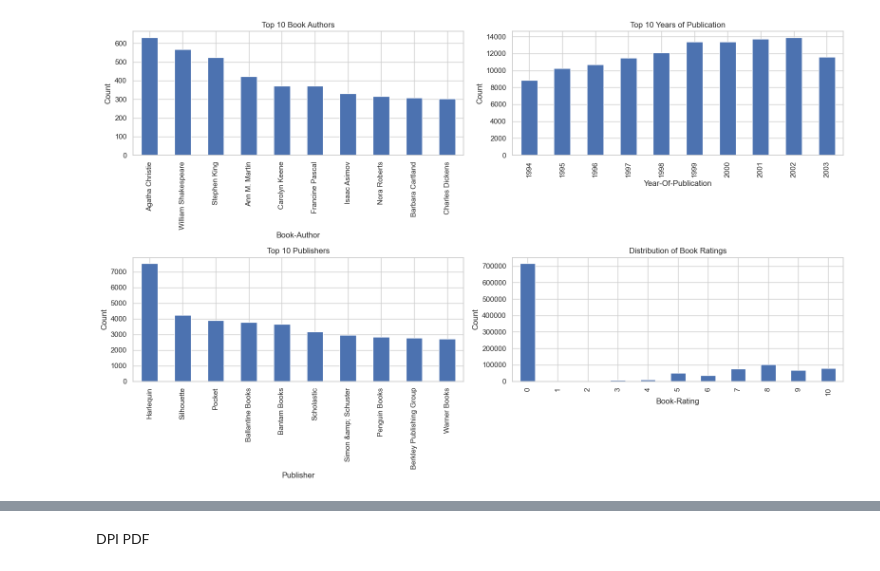
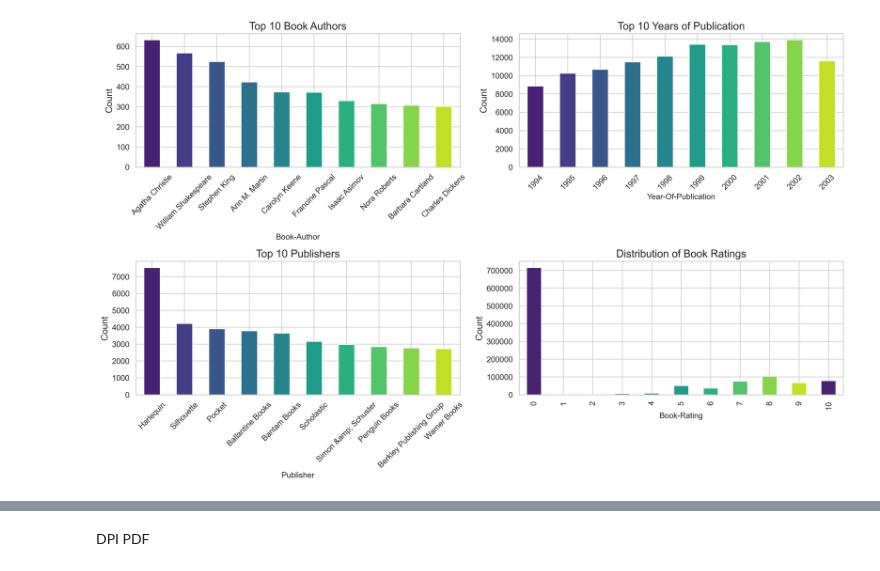
Before and after one commit to ziraddingulumjanly/Book-Recommender-App-Via-Python, a Jupyter notebook: recommendation.ipynb, the cells around one changed output, grey strips where cells are left out. Drawn from its saved outputs; the diff is of its cells as text; code cells hidden in the pictures.

```diff
--- a/recommendation.ipynb
+++ b/recommendation.ipynb
@@ -27,31 +47,65 @@ print(df_rating.head())
 # %%
-# Create subplots to show value counts of key columns in the books and ratings datasets
-fig, axes = plt.subplots(2, 2, figsize=(16, 10))
+import matplotlib.pyplot as plt
+import seaborn as sns
 
-# Bar plot for Book-Author frequency (top 10)
-books_df_cleaned['Book-Author'].value_counts().head(10).plot(kind='bar', ax=axes[0, 0])
-axes[0, 0].set_title('Top 10 Book Authors')
-axes[0, 0].set_ylabel('Count')
+# Set style
+sns.set(style="whitegrid")
 
-# Bar plot for Year-Of-Publication frequency (top 10)
-books_df_cleaned['Year-Of-Publication'].value_counts().head(10).sort_index().plot(kind='bar', ax=axes[0, 1])
-axes[0, 1].set_title('Top 10 Years of Publication')
-axes[0, 1].set_ylabel('Count')
+# Create subplots
+fig, axes = plt.subplots(2, 2, figsize=(16, 10), dpi=300)
 
-# Bar plot for Publisher frequency (top 10)
-books_df_cleaned['Publisher'].value_counts().head(10).plot(kind='bar', ax=axes[1, 0])
-axes[1, 0].set_title('Top 10 Publishers')
-axes[1, 0].set_ylabel('Count')
+# Define font sizes
+title_font = 16
+label_font = 14
+tick_font = 12
 
-# Bar plot for Book-Rating frequency
-df_rating['Book-Rating'].value_counts().sort_index().plot(kind='bar', ax=axes[1, 1])
-axes[1, 1].set_title('Distribution of Book Ratings')
-axes[1, 1].set_ylabel('Count')
+# Top 10 Book Authors
+books_df_cleaned['Book-Author'].value_counts().head(10).plot(
+    kind='bar', ax=axes[0, 0], color=sns.color_palette("viridis", 10)
+)
+axes[0, 0].set_title('Top 10 Book Authors', fontsize=title_font)
+axes[0, 0].set_ylabel('Count', fontsize=label_font)
+axes[0, 0].tick_params(axis='x', labelrotation=45, labelsize=tick_font)
+axes[0, 0].tick_params(axis='y', labelsize=tick_font)
 
+# Top 10 Years of Publication
+books_df_cleaned['Year-Of-Publication'].value_counts().head(10).sort_index().plot(
+    kind='bar', ax=axes[0, 1], color=sns.color_palette("viridis", 10)
+)
+axes[0, 1].set_title('Top 10 Years of Publication', fontsize=title_font)
+axes[0, 1].set_ylabel('Count', fontsize=label_font)
+axes[0, 1].tick_params(axis='x', labelrotation=45, labelsize=tick_font)
+axes[0, 1].tick_params(axis='y', labelsize=tick_font)
+
+# Top 10 Publishers
+books_df_cleaned['Publisher'].value_counts().head(10).plot(
+    kind='bar', ax=axes[1, 0], color=sns.color_palette("viridis", 10)
+)
+axes[1, 0].set_title('Top 10 Publishers', fontsize=title_font)
+axes[1, 0].set_ylabel('Count', fontsize=label_font)
+axes[1, 0].tick_params(axis='x', labelrotation=45, labelsize=tick_font)
+axes[1, 0].tick_params(axis='y', labelsize=tick_font)
+
+# Book Rating Distribution
+df_rating['Book-Rating'].value_counts().sort_index().plot(
+    kind='bar', ax=axes[1, 1], color=sns.color_palette("viridis", 10)
+)
+axes[1, 1].set_title('Distribution of Book Ratings', fontsize=title_font)
+axes[1, 1].set_ylabel('Count', fontsize=label_font)
+axes[1, 1].tick_params(axis='x', labelsize=tick_font)
+axes[1, 1].tick_params(axis='y', labelsize=tick_font)
+
+# Final layout adjustments
 plt.tight_layout()
+
+# Save as high-resolution outputs
+plt.savefig("book_metadata_overview.png", dpi=300)
+plt.savefig("book_metadata_overview.pdf", dpi=300)
+
+# Show
 plt.show()
 # %% [output]
-[figure, old version]
+[figure, new version]
 # %%
 # Prepare the data
 ratings_counts = ratings_filtered['Book-Rating'].value_counts().sort_index()
```
Also changed, not shown: parts of 4 cells of this notebook, 4 other files.
